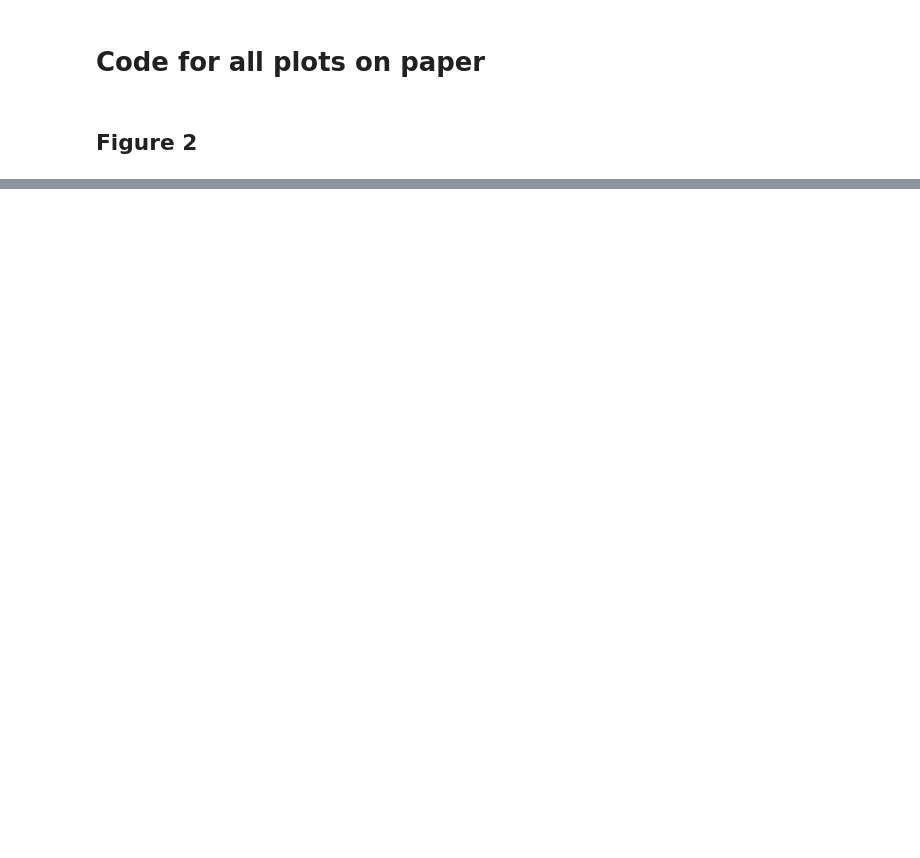
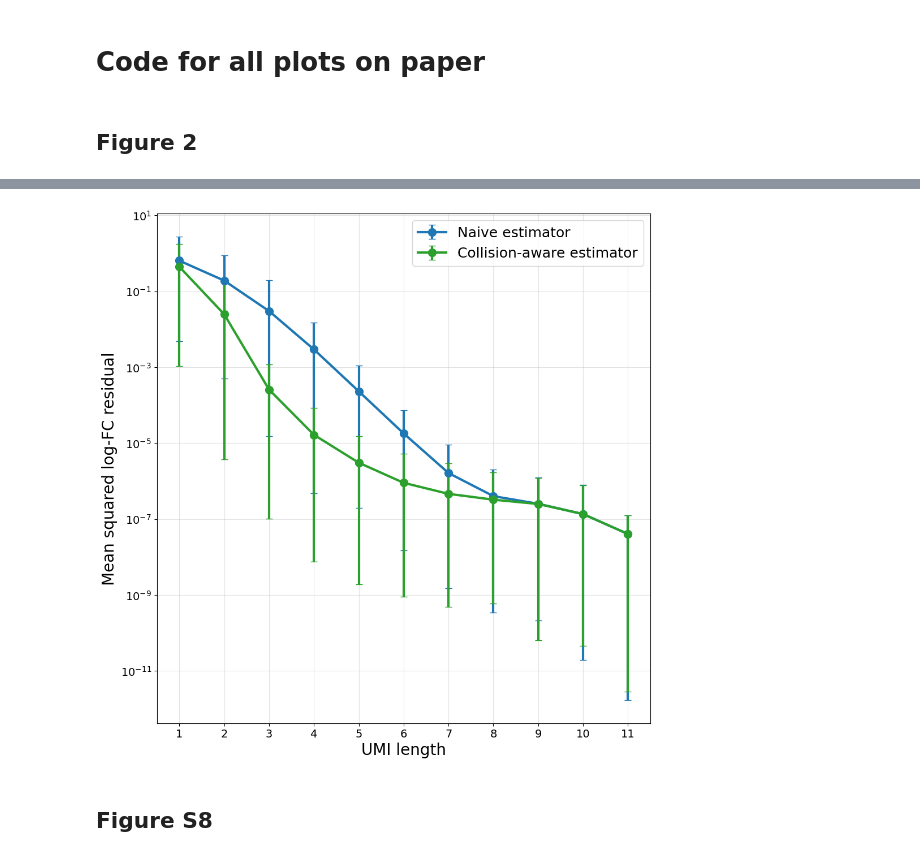
Before and after one commit to agdylan/minimal_UMIs, a Jupyter notebook: main_scripts/manuscript_plot_code.ipynb, the cells around one changed output, grey strips where cells are left out. Drawn from its saved outputs; the diff is of its cells as text; code cells hidden in the pictures; blank space fills up the shorter version.

```diff
--- a/main_scripts/manuscript_plot_code.ipynb
+++ b/main_scripts/manuscript_plot_code.ipynb
@@ -1219,0 +926,45 @@ plt.show()
+# %%
+# Trim out UMI=12 before plotting
+plot_idx = [i for i, k in enumerate(ks) if k <= 11]
+
+plot_ks = [ks[i] for i in plot_idx]
+plot_mse_naive = [mse_naive[i] for i in plot_idx]
+plot_mse_pred  = [mse_pred[i]  for i in plot_idx]
+
+plot_yerr_naive = np.vstack([
+    np.array(plot_mse_naive) - np.array([ci_lo_naive[i] for i in plot_idx]),
+    np.array([ci_hi_naive[i] for i in plot_idx]) - np.array(plot_mse_naive),
+])
+plot_yerr_pred = np.vstack([
+    np.array(plot_mse_pred) - np.array([ci_lo_pred[i] for i in plot_idx]),
+    np.array([ci_hi_pred[i] for i in plot_idx]) - np.array(plot_mse_pred),
+])
+
+plt.figure(figsize=(10, 10))
+plt.errorbar(
+    plot_ks, plot_mse_naive, yerr=plot_yerr_naive, fmt="-o",
+    color="#1f77b4", markerfacecolor="#1f77b4", markeredgecolor="#1f77b4",
+    capsize=4, markersize=10, linewidth=3, label="Naive estimator"
+)
+plt.errorbar(
+    plot_ks, plot_mse_pred, yerr=plot_yerr_pred, fmt="-o",
+    color="#2ca02c", markerfacecolor="#2ca02c", markeredgecolor="#2ca02c",
+    capsize=4, markersize=10, linewidth=3, label="Collision-aware estimator"
+)
+
+plt.xticks(range(UMI_MIN, 11 + 1), fontsize=14)  # only 1..11
+plt.yticks(fontsize=14)
+plt.xlabel("UMI length", fontsize=20)
+plt.yscale("log")
+plt.ylim(0)
+plt.ylabel("Mean squared log-FC residual", fontsize=20)
+plt.grid(True, linestyle="-", alpha=0.35)
+plt.legend(fontsize=18)
+plt.tight_layout()
+plt.savefig(OUT_PDF)
+plt.show()
+# print(f"Saved: {OUT_PDF}")
+# %% [output]
+[figure, added]
+# %% [markdown]
+## Figure S8
```
Also changed, not shown: parts of 50 cells of this notebook, 6 other files.
